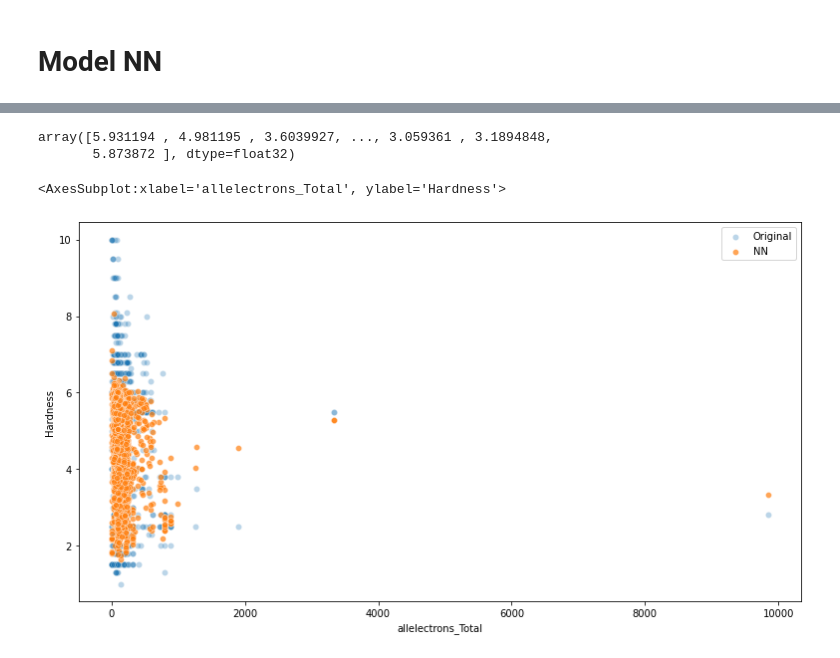
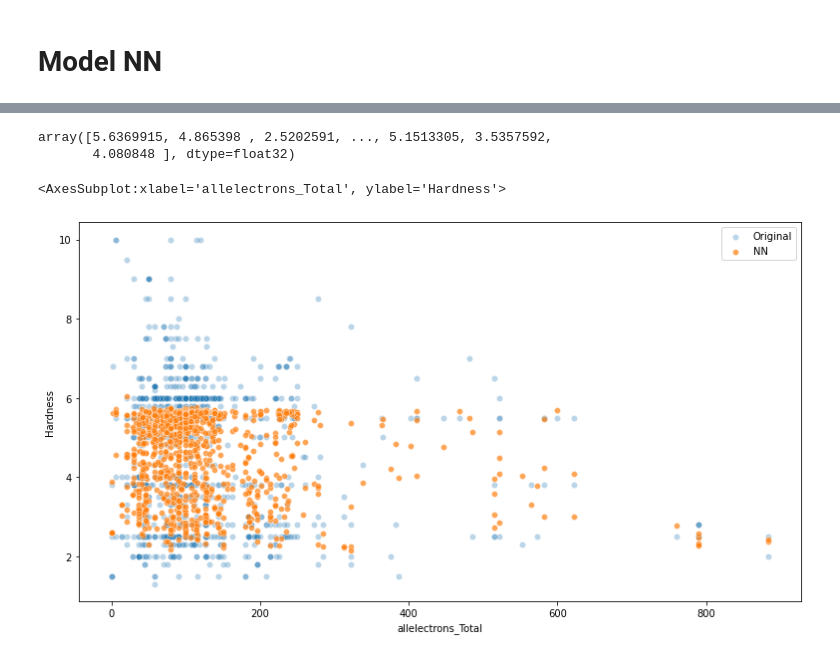
Before and after one commit to Mounice97/Portfolio, a Jupyter notebook: Competition_Regression_Mohs_Hardness/competition-nmohs_hardness.ipynb, the cells around one changed output, grey strips where cells are left out. Saved outputs shown, nothing was run; the diff lists cells and outputs as text; code cells hidden in the pictures.

```diff
--- a/Competition_Regression_Mohs_Hardness/competition-nmohs_hardness.ipynb
+++ b/Competition_Regression_Mohs_Hardness/competition-nmohs_hardness.ipynb
@@ -136,0 +242,2 @@ test = test.drop('allelectrons_Average', axis=1)
+# %%
+train = train.drop(list(train[ (train.R_cov_element_Average < 0.5 ) & ( train.el_neg_chi_Average > 1.5 ) ].index))
@@ -142,7 +254,7 @@ y = train.Hardness
 # %%
 from sklearn.model_selection import train_test_split
 
-X_train, X_valid, y_train, y_valid = train_test_split(X, y, test_size=0.33, random_state=42)
+X_train, X_valid, y_train, y_valid = train_test_split(X, y, test_size=0.1, random_state=42)
 # %% [markdown]
 # Normalizing the data #
 # %%
@@ -231,19 +346,21 @@ model_nn = Sequential()
 
 model_nn.add(Dense(11, activation='relu'))#, kernel_regularizer=regularizers.L1L2(l1=0.01, l2=0.01)))
 model_nn.add(BatchNormalization(synchronized=True))
-#model_nn.add(Dropout(0.2))
-model_nn.add(Dense(5, activation='relu'))
+model_nn.add(Dropout(0.2))
+model_nn.add(Dense(32, activation='relu'))
+#model_nn.add(Dense(64, activation='relu'))
+model_nn.add(Dense(32, activation='relu'))
 #model_nn.add(Dropout(0.2))
 model_nn.add(Dense(1, activation='relu'))
 
-model_nn.compile(loss='mean_squared_error', optimizer=Adam(), metrics=['accuracy'])
+model_nn.compile(loss='mean_squared_error', optimizer=Adam(learning_rate=0.001), metrics=['accuracy'])
 # %%
 from tensorflow.keras.callbacks import EarlyStopping
 
 early_stop = EarlyStopping(monitor='val_loss', mode='min', patience=20, verbose=0)
 # %%
 model_nn.fit(X_train_scaled, y_train,
-            epochs = 100,
+            epochs = 500,
             validation_data = [X_valid_scaled, y_valid],
             batch_size = 30,
             callbacks = early_stop,
@@ -282,13 +399,13 @@ pred_val_nn = report(model_nn, X_valid_scaled, y_valid)
 # %%
-pred_val_nn.reshape((3435,))
+pred_val_nn.reshape((1038,))
 # %% [output]
-array([5.931194 , 4.981195 , 3.6039927, ..., 3.059361 , 3.1894848,
-       5.873872 ], dtype=float32)
+array([5.6369915, 4.865398 , 2.5202591, ..., 5.1513305, 3.5357592,
+       4.080848 ], dtype=float32)
 # %%
 plt.figure(figsize=(13,7))
 sns.scatterplot(x=X_valid.allelectrons_Total, y=y_valid, alpha=0.3,label='Original')
-sns.scatterplot(x=X_valid.allelectrons_Total, y=pred_val_nn.reshape((3435,)), alpha=0.7, label='NN')
-#sns.scatterplot(x=X_valid.allelectrons_Total, y=pred_val_xbg, alpha=0.7, label='XBG')
+sns.scatterplot(x=X_valid.allelectrons_Total, y=pred_val_nn.reshape((1038,)), alpha=0.7, label='NN')
+#sns.scatterplot(x=X_valid.allelectrons_Total, y=pred_val_xbg, alpha=0.4, label='XBG')
 # %% [output]
 <AxesSubplot:xlabel='allelectrons_Total', ylabel='Hardness'>
-[figure, old version]
+[figure, new version]
```
Also changed, not shown: parts of 26 cells of this notebook, 6 other files.
